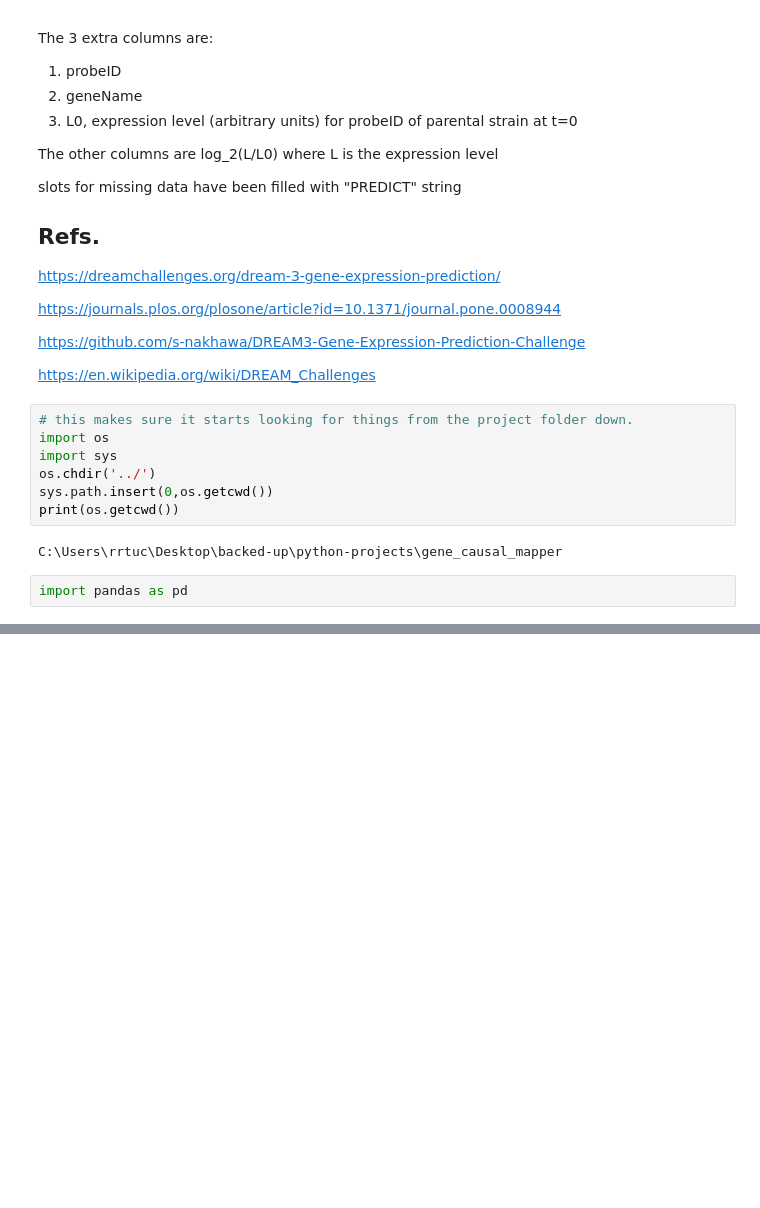
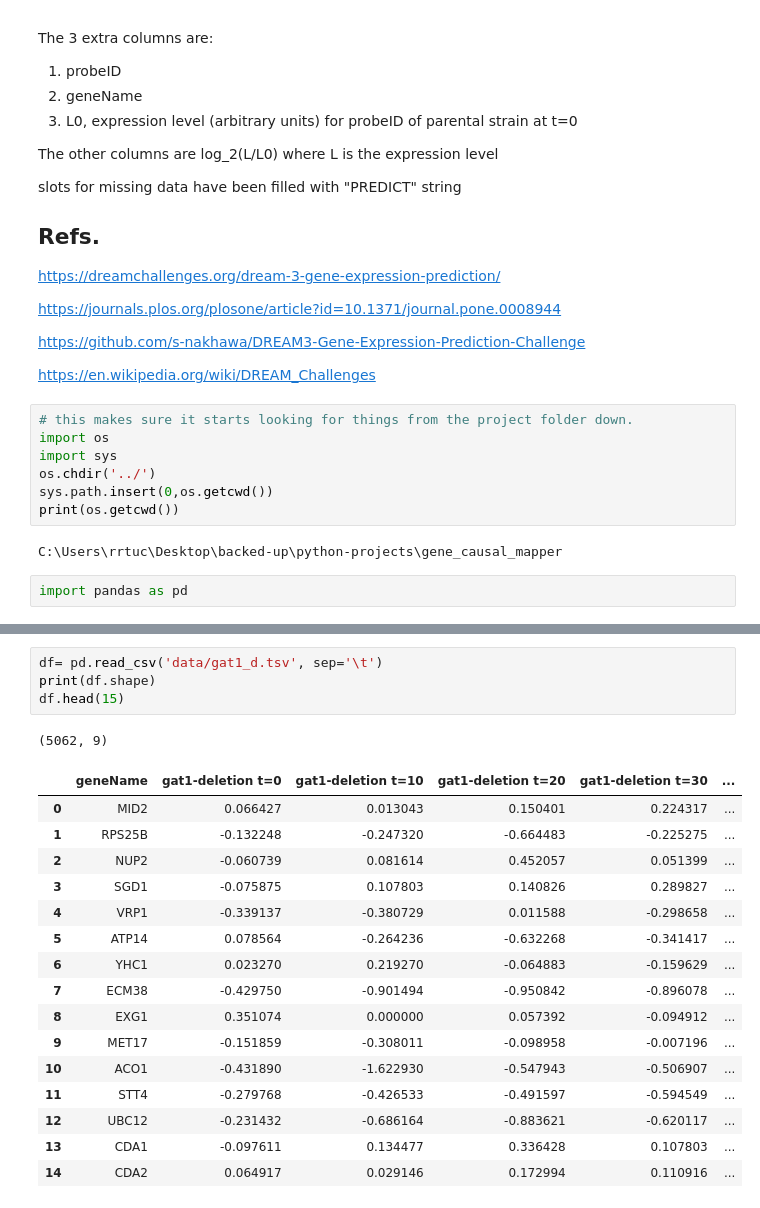
Before and after one commit to rrtucci/gene_causal_mapper, a Jupyter notebook: jupyter_notebooks/dream3_dataset.ipynb, the cells around one changed output, grey strips where cells are left out. Drawn from its saved outputs; the diff is of its cells as text; blank space fills up the shorter version.

```diff
--- a/jupyter_notebooks/dream3_dataset.ipynb
+++ b/jupyter_notebooks/dream3_dataset.ipynb
@@ -113,0 +143,22 @@ df_gold.head()
+# %%
+df= pd.read_csv('data/gat1_d.tsv', sep='\t')
+print(df.shape)
+df.head(15)
+# %% [output]
+(5062, 9)
+|  | geneName | gat1-deletion t=0 | gat1-deletion t=10 | gat1-deletion t=20 | gat1-deletion t=30 | ... |
+| 0 | MID2 | 0.066427 | 0.013043 | 0.150401 | 0.224317 | ... |
+| 1 | RPS25B | -0.132248 | -0.247320 | -0.664483 | -0.225275 | ... |
+| 2 | NUP2 | -0.060739 | 0.081614 | 0.452057 | 0.051399 | ... |
+| 3 | SGD1 | -0.075875 | 0.107803 | 0.140826 | 0.289827 | ... |
+| 4 | VRP1 | -0.339137 | -0.380729 | 0.011588 | -0.298658 | ... |
+| 5 | ATP14 | 0.078564 | -0.264236 | -0.632268 | -0.341417 | ... |
+| 6 | YHC1 | 0.023270 | 0.219270 | -0.064883 | -0.159629 | ... |
+| 7 | ECM38 | -0.429750 | -0.901494 | -0.950842 | -0.896078 | ... |
+| 8 | EXG1 | 0.351074 | 0.000000 | 0.057392 | -0.094912 | ... |
+| 9 | MET17 | -0.151859 | -0.308011 | -0.098958 | -0.007196 | ... |
+| 10 | ACO1 | -0.431890 | -1.622930 | -0.547943 | -0.506907 | ... |
+| 11 | STT4 | -0.279768 | -0.426533 | -0.491597 | -0.594549 | ... |
+| 12 | UBC12 | -0.231432 | -0.686164 | -0.883621 | -0.620117 | ... |
+| 13 | CDA1 | -0.097611 | 0.134477 | 0.336428 | 0.107803 | ... |
+| 14 | CDA2 | 0.064917 | 0.029146 | 0.172994 | 0.110916 | ... |
```
Also changed, not shown: parts of 7 cells of this notebook, 3 other files.
